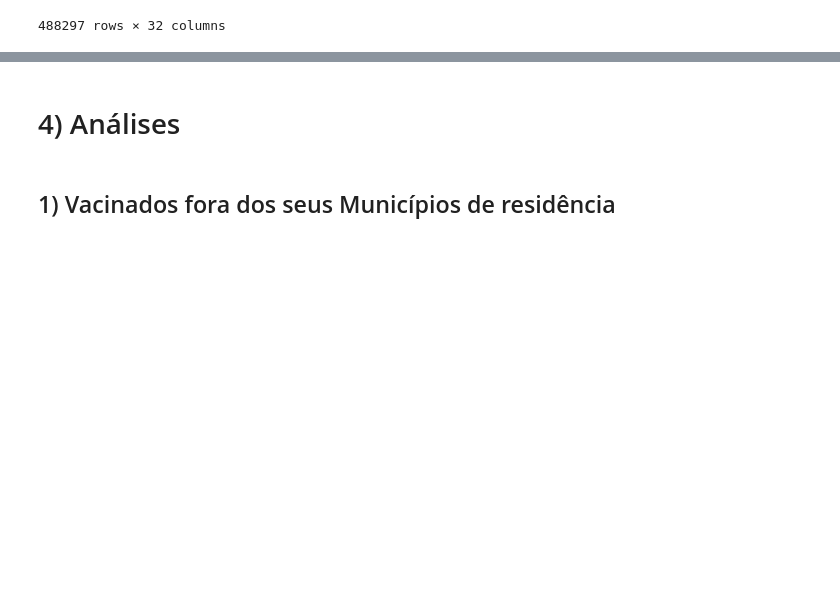
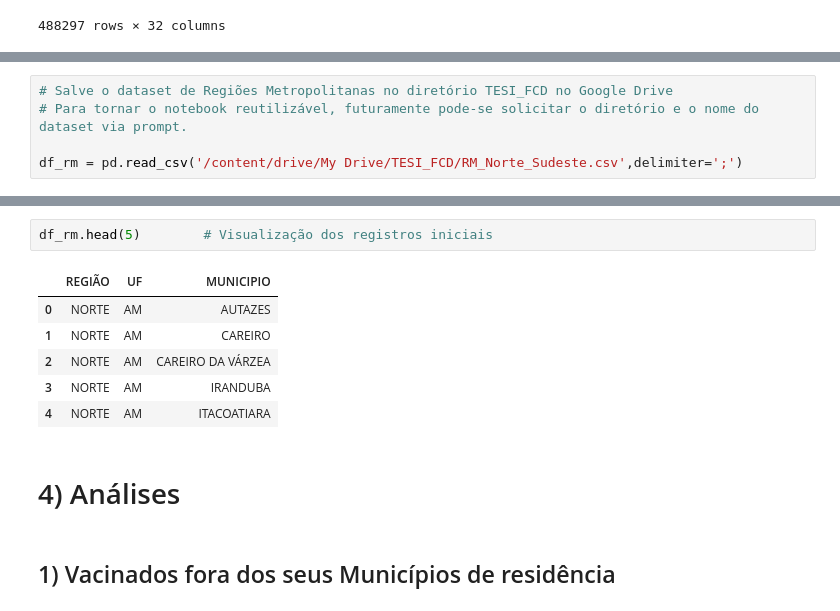
Before and after one commit to massaoiwanaga/topespsi, a Jupyter notebook: TESI_VAC_COVID.ipynb, the cells around one changed output, grey strips where cells are left out. Cells and saved outputs as stored; diff of their text form; blank space fills up the shorter version.

```diff
--- a/TESI_VAC_COVID.ipynb
+++ b/TESI_VAC_COVID.ipynb
@@ -1073,0 +1076,5 @@ df_norte
+# %%
+# Salve o dataset de Regiões Metropolitanas no diretório TESI_FCD no Google Drive
+# Para tornar o notebook reutilizável, futuramente pode-se solicitar o diretório e o nome do dataset via prompt.
+
+df_rm = pd.read_csv('/content/drive/My Drive/TESI_FCD/RM_Norte_Sudeste.csv',delimiter=';')
@@ -1074,3 +1101,12 @@ df_norte
+# %%
+df_rm.head(5)        # Visualização dos registros iniciais
+# %% [output]
+|  | REGIÃO | UF | MUNICIPIO |
+| 0 | NORTE | AM | AUTAZES |
+| 1 | NORTE | AM | CAREIRO |
+| 2 | NORTE | AM | CAREIRO DA VÁRZEA |
+| 3 | NORTE | AM | IRANDUBA |
+| 4 | NORTE | AM | ITACOATIARA |
 # %% [markdown]
 # 4) Análises
 # %% [markdown]
```
Also changed, not shown: parts of 2 cells of this notebook.
